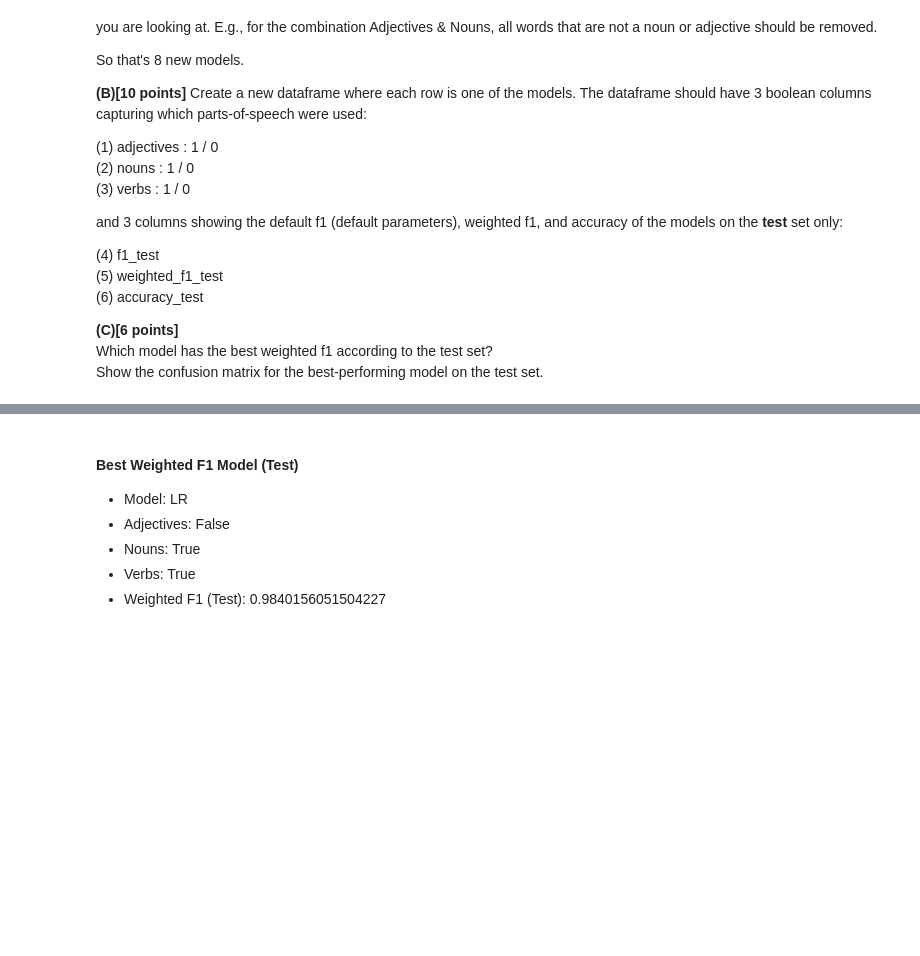
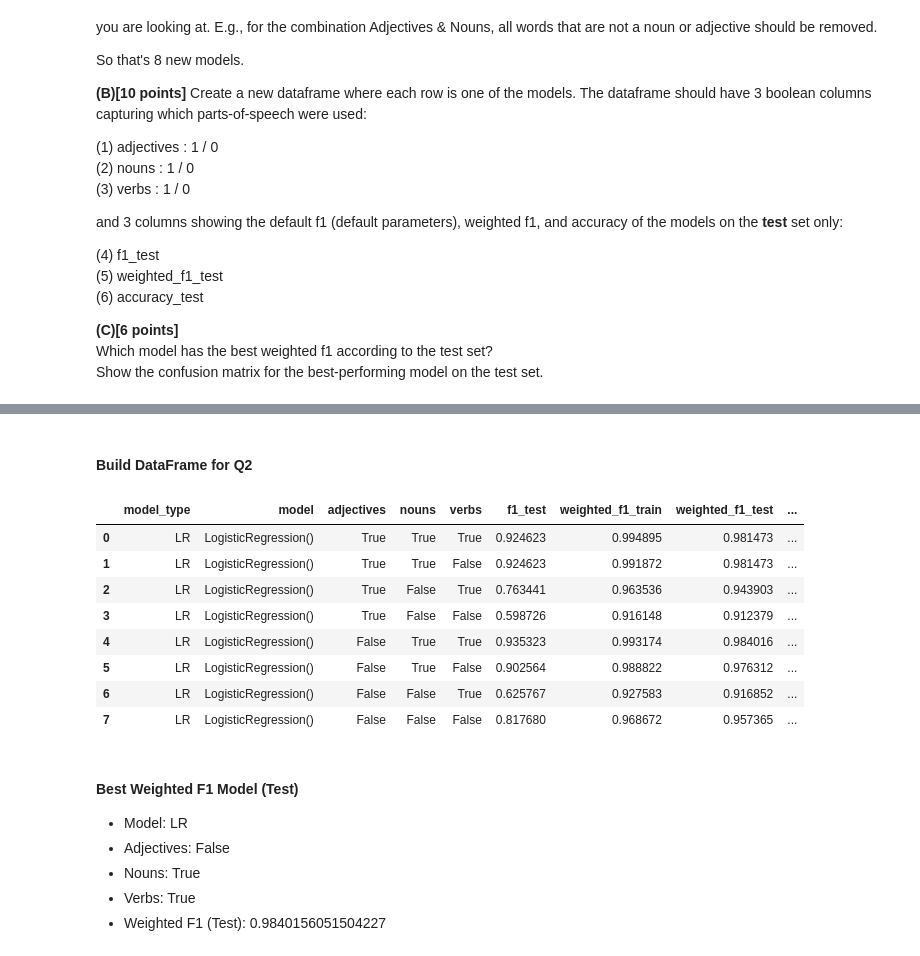
Before and after one commit to lostflux/data-mining, a Jupyter notebook: assignments/02/Assignment_2.ipynb, the cells around one changed output, grey strips where cells are left out. Cells and saved outputs as stored; diff of their text form; code cells hidden in the pictures; blank space fills up the shorter version.

```diff
--- a/assignments/02/Assignment_2.ipynb
+++ b/assignments/02/Assignment_2.ipynb
@@ -414,12 +494,17 @@ def reprocess(best_f1_test, *, train_split=train["Message"], test_split=test["Me
     ngram_range = (1, 3 if best_f1_test['tfidf_trigrams'] else 2 if best_f1_test['tfidf_bigrams'] else 1)
 
   # # preprocess data
-  clean_tokenized_train = preprocess(train_split,lowercase=lowercase, remove_stopwords=remove_stopwords,lemmatize=lemmatize)
-  clean_tokenized_test = preprocess(test_split, lowercase=lowercase, remove_stopwords=remove_stopwords,lemmatize=lemmatize)
+  tokenized_train_split = train_split.apply(nltk.tokenize.word_tokenize)
+  tokenized_test_split = test_split.apply(nltk.tokenize.word_tokenize)
+  clean_tokenized_train = preprocess(tokenized_train_split, lowercase=lowercase, remove_stopwords=remove_stopwords,lemmatize=lemmatize)
+  clean_tokenized_test = preprocess(tokenized_test_split, lowercase=lowercase, remove_stopwords=remove_stopwords,lemmatize=lemmatize)
 
-  # # extract features
-  train_features, test_features, _ = extract_features( (clean_tokenized_train, clean_tokenized_test), tfidf=tf_idf, ngram_range=ngram_range)
-  # test_features = vectorizer.transform(clean_tokenized_test)
+  # join back into strings
+  clean_train = clean_tokenized_train.apply(lambda tokens: ' '.join(tokens))
+  clean_test = clean_tokenized_test.apply(lambda tokens: ' '.join(tokens))
+
+  # extract features
+  train_features, test_features, _ = extract_features( (clean_train, clean_test), tfidf=tf_idf, ngram_range=ngram_range)
 
   # predict on test data
   if not retrain:
@@ -449,7 +534,7 @@ def reprocess(best_f1_test, *, train_split=train["Message"], test_split=test["Me
   """
     ))
 
-  return best_model, test_features, confusion_matrix
+  return best_model, train_features, test_features, confusion_matrix
 
 # reprocess(best_f1_test)
 # %% [markdown]
@@ -579,3 +604,53 @@ results_2
+# %% [markdown]
+#### Build DataFrame for Q2
+# %%
+
+# new df with only adjectives, nouns, verbs, and evaluation metrics + model info
+results_2 = pd.DataFrame(columns=[
+  'model_type',
+  'model',
+  'adjectives',
+  'nouns',
+  'verbs',
+  'f1_test',
+  'weighted_f1_train',
+  'weighted_f1_test',
+  'accuracy_test'
+])
+
+# metrics
+for adjectives in (True, False):
+  for nouns in (True, False):
+    for verbs in (True, False):
+
+      filtered_train, filtered_test = filter_words(adjectives, nouns, verbs)
+
+      model, train_features, test_features, confusion_matrix = reprocess(best_f1_test, train_split=filtered_train, test_split=filtered_test, retrain=True, print_confusion_matrix=False)
+
+      # evaluate model and add to df
+      results_2.loc[len(results_2)] = {
+        'model_type': best_f1_test['model_type'],
+        'model': model,
+        'adjectives': adjectives,
+        'nouns': nouns,
+        'verbs': verbs,
+        **evaluate_model(model, split="train", eval_features=train_features, eval_labels=train['Category']),
+        **evaluate_model(model, split="test", eval_features=test_features, eval_labels=test['Category'])
+      }
+
+      CONFUSION_MATRICES[model] = sklearn.metrics.confusion_matrix(test['Category'], model.predict(test_features))
+
+results_2
+# %% [output]
+|  | model_type | model | adjectives | nouns | verbs | f1_test | weighted_f1_train | weighted_f1_test | ... |
+| 0 | LR | LogisticRegression() | True | True | True | 0.924623 | 0.994895 | 0.981473 | ... |
+| 1 | LR | LogisticRegression() | True | True | False | 0.924623 | 0.991872 | 0.981473 | ... |
+| 2 | LR | LogisticRegression() | True | False | True | 0.763441 | 0.963536 | 0.943903 | ... |
+| 3 | LR | LogisticRegression() | True | False | False | 0.598726 | 0.916148 | 0.912379 | ... |
+| 4 | LR | LogisticRegression() | False | True | True | 0.935323 | 0.993174 | 0.984016 | ... |
+| 5 | LR | LogisticRegression() | False | True | False | 0.902564 | 0.988822 | 0.976312 | ... |
+| 6 | LR | LogisticRegression() | False | False | True | 0.625767 | 0.927583 | 0.916852 | ... |
+| 7 | LR | LogisticRegression() | False | False | False | 0.817680 | 0.968672 | 0.957365 | ... |
 # %%
 best_f1_test_2 = results_2.sort_values(by='weighted_f1_test', ascending=False).iloc[0]
 display(Markdown(
```
Also changed, not shown: parts of 39 cells of this notebook.
